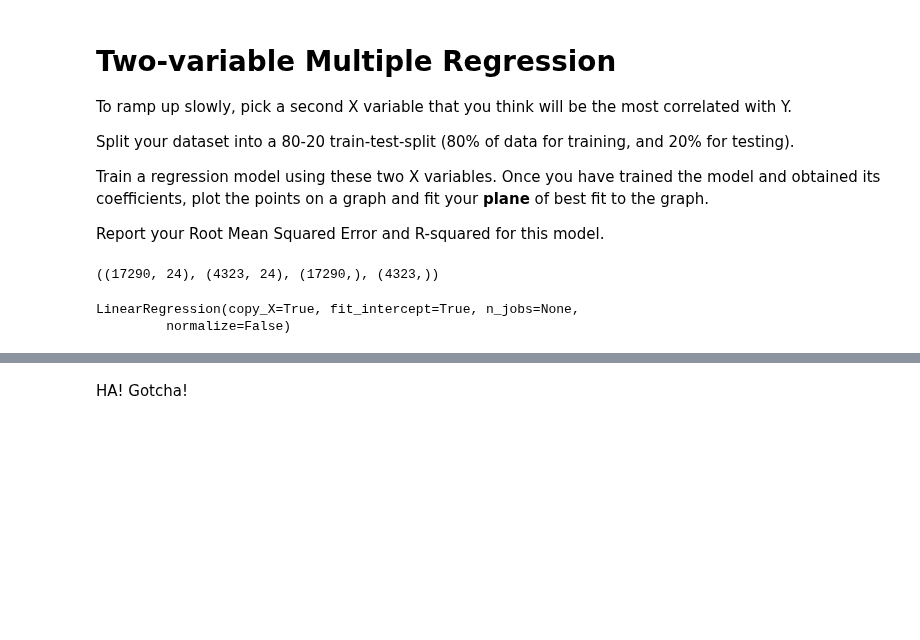
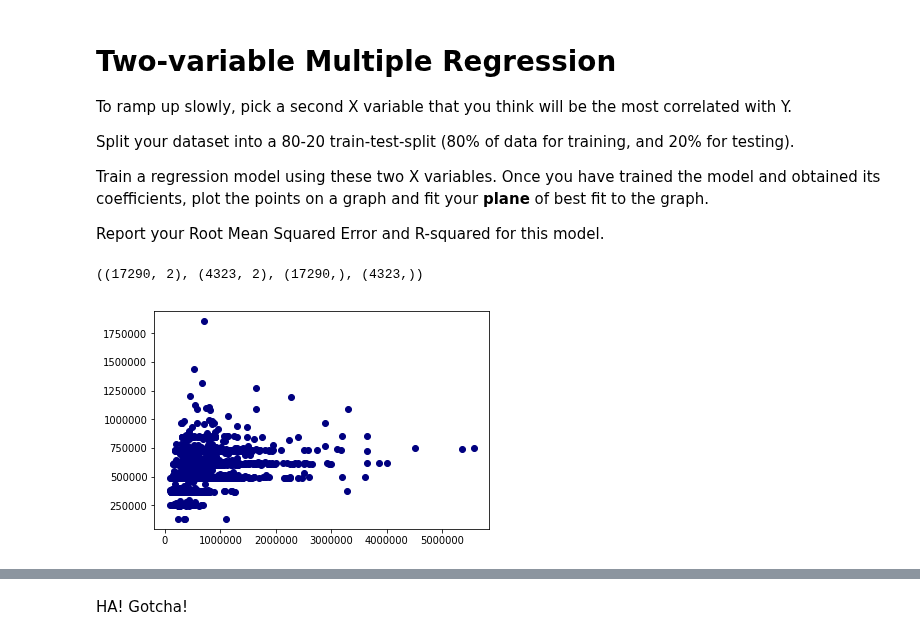
Before and after one commit to LambdaSchool/DS-Unit-2-Sprint-2-Regression, a Jupyter notebook: Hira_Linear_Regression_Assignment.ipynb, the cells around one changed output, grey strips where cells are left out. Cells and saved outputs as stored; diff of their text form; code cells hidden in the pictures; blank space fills up the shorter version.

Commit message:
Almost done. Have  to figure out how to plot with features. maybe i am doing something weird

```diff
--- a/Hira_Linear_Regression_Assignment.ipynb
+++ b/Hira_Linear_Regression_Assignment.ipynb
@@ -74,6 +80,3 @@ X_train, X_test, y_train, y_test = train_test_split(X, y, train_size = 0.80, tes
 X_train.shape, X_test.shape, y_train.shape, y_test.shape
 # %% [output]
 ((17290, 1), (4323, 1), (17290,), (4323,))
-# %%
-X_train, X_test, y_train, y_test = train_test_split(X, y, train_size = 0.80, test_size = 0.20, random_state = 42)
-X_train.shape, X_test.shape, y_train.shape, y_test.shape
@@ -154,22 +155,24 @@ Report your Root Mean Squared Error and R-squared for this model.
 
 from sklearn.model_selection import train_test_split
 
-feature = (df['sqft_lot'], df['bedrooms'])
+features = ['sqft_lot', 'bedrooms']
 target = 'price'
-
-X2 = df[['sqft_lot', 'bedrooms']]
+X2 = df[features]
 y2 = df[target]
 # %%
-X2_train, X2_test, y2_train, y2_test = train_test_split(X, y, train_size = 0.80, test_size = 0.20, random_state = 42)
+X2_train, X2_test, y2_train, y2_test = train_test_split(X2, y2, train_size = 0.80, test_size = 0.20, random_state = 42)
 X2_train.shape, X2_test.shape, y2_train.shape, y2_test.shape
 # %% [output]
-((17290, 24), (4323, 24), (17290,), (4323,))
+((17290, 2), (4323, 2), (17290,), (4323,))
-# %%
-model2 = LinearRegression()
-model2.fit(X2, y2)
-# %% [output]
-LinearRegression(copy_X=True, fit_intercept=True, n_jobs=None,
-         normalize=False)
+# %%
+model = LinearRegression()
+model.fit(X2_train, y2_train)
+predictions = model.predict(X2_test)
+# %%
+ax = plt.scatter(y_test, predictions, color = 'navy')
+#df.plot(y_test, y = predictions , kind = 'line', ax = ax);
+# %% [output]
+[figure, added]
 # %%
 model2.coef_, model2.intercept_
 # %% [output]
```
Also changed, not shown: parts of 20 cells of this notebook.
